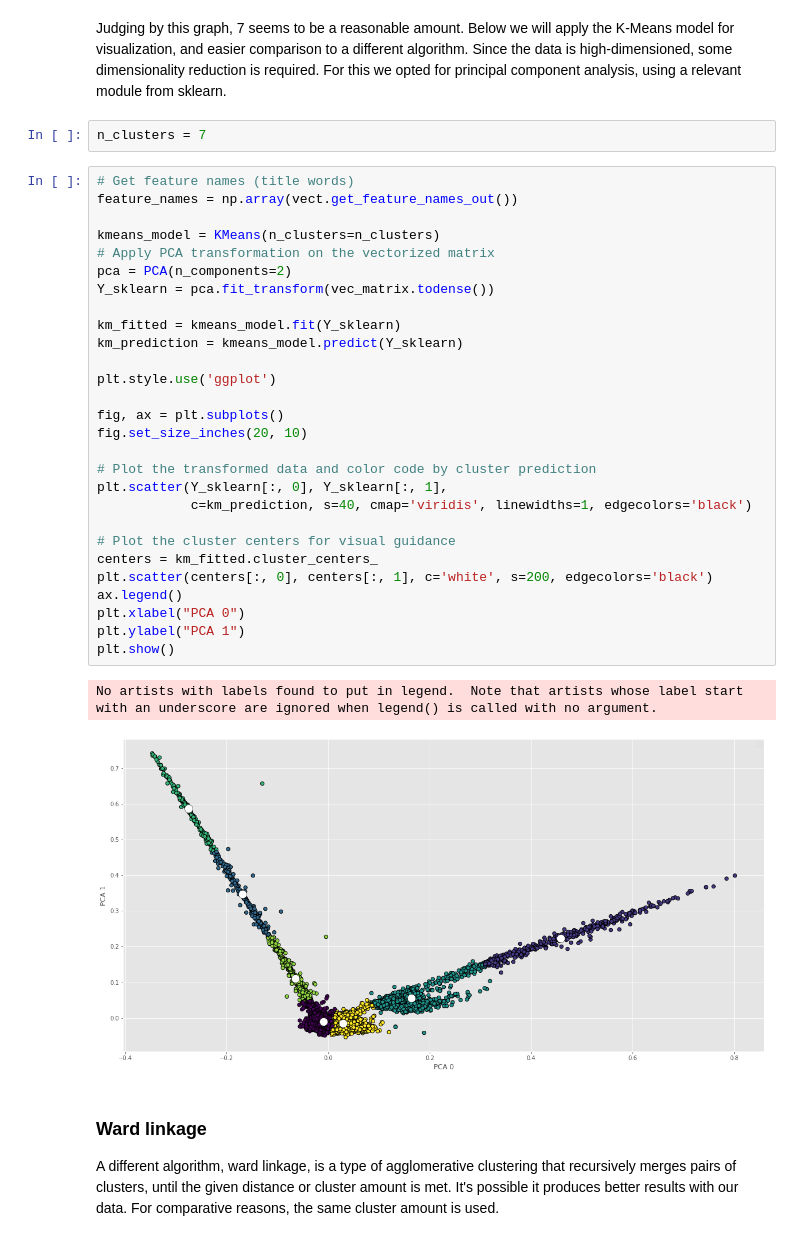
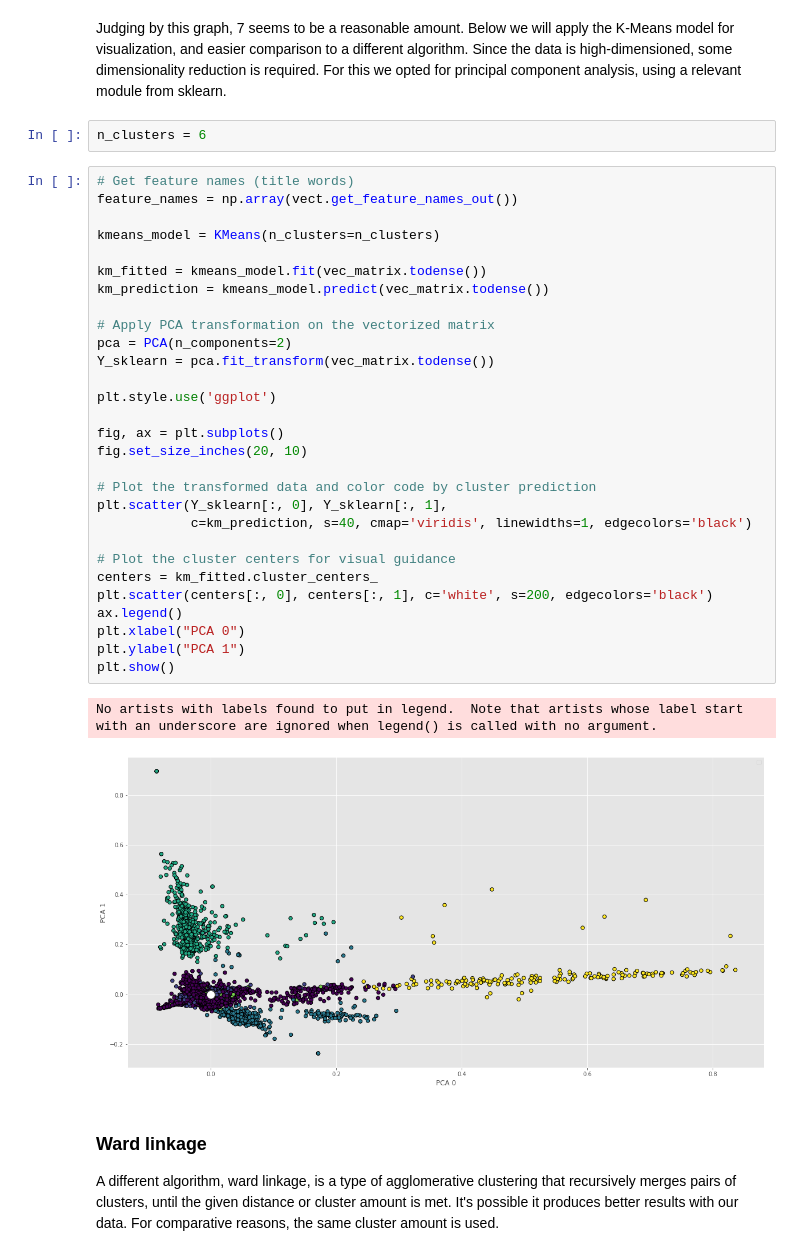
Before and after one commit to MartinRybergLaude/dm1590-project, a Jupyter notebook: newspapers.ipynb, the cells around one changed output. Saved outputs shown, nothing was run; the diff lists cells and outputs as text.

```diff
--- a/newspapers.ipynb
+++ b/newspapers.ipynb
@@ -141,38 +171,39 @@ plt.show()
 # %% [markdown]
 Judging by this graph, 7 seems to be a reasonable amount. Below we will apply the K-Means model for visualization, and easier comparison to a different algorithm. Since the data is high-dimensioned, some dimensionality reduction is required. For this we opted for principal component analysis, using a relevant module from sklearn.
 # %%
-n_clusters = 7
+n_clusters = 6
 # %%
 # Get feature names (title words)
 feature_names = np.array(vect.get_feature_names_out())
 
 kmeans_model = KMeans(n_clusters=n_clusters)
+
+km_fitted = kmeans_model.fit(vec_matrix.todense())
+km_prediction = kmeans_model.predict(vec_matrix.todense())
+
 # Apply PCA transformation on the vectorized matrix
 pca = PCA(n_components=2)
 Y_sklearn = pca.fit_transform(vec_matrix.todense())
-
-km_fitted = kmeans_model.fit(Y_sklearn)
-km_prediction = kmeans_model.predict(Y_sklearn)
 
 plt.style.use('ggplot')
 
 fig, ax = plt.subplots()
 fig.set_size_inches(20, 10)
 
 # Plot the transformed data and color code by cluster prediction
 plt.scatter(Y_sklearn[:, 0], Y_sklearn[:, 1],
             c=km_prediction, s=40, cmap='viridis', linewidths=1, edgecolors='black')
 
 # Plot the cluster centers for visual guidance
 centers = km_fitted.cluster_centers_
 plt.scatter(centers[:, 0], centers[:, 1], c='white', s=200, edgecolors='black')
 ax.legend()
 plt.xlabel("PCA 0")
 plt.ylabel("PCA 1")
 plt.show()
 # %% [output]
 No artists with labels found to put in legend.  Note that artists whose label start with an underscore are ignored when legend() is called with no argument.
-[figure, old version]
+[figure, new version]
 # %% [markdown]
 ### Ward linkage
 A different algorithm, ward linkage, is a type of agglomerative clustering that recursively merges pairs of clusters, until the given distance or cluster amount is met. It's possible it produces better results with our data. For comparative reasons, the same cluster amount is used.
```
Also changed, not shown: parts of 11 cells of this notebook.
